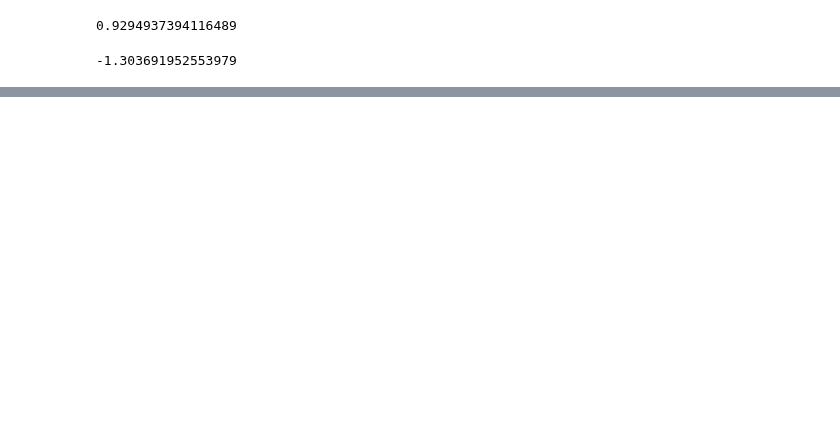
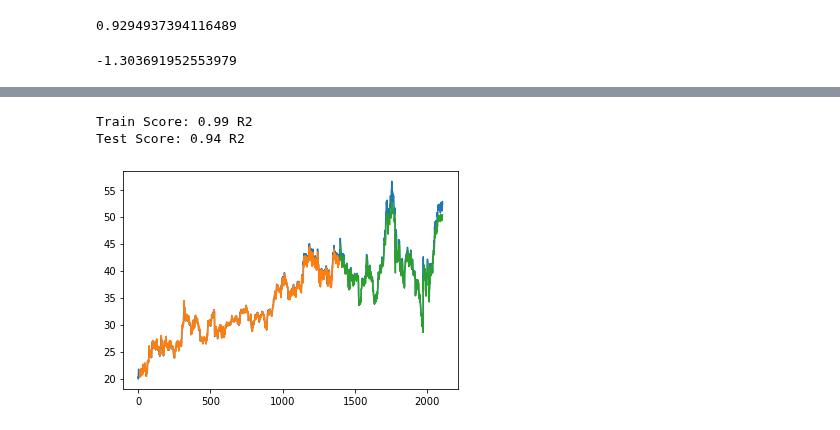
Before and after one commit to jeremylee73/differential-capital, a Jupyter notebook: Anjali.ipynb, the cells around one changed output, grey strips where cells are left out. Cells and saved outputs as stored; diff of their text form; code cells hidden in the pictures; blank space fills up the shorter version.

```diff
--- a/Anjali.ipynb
+++ b/Anjali.ipynb
@@ -506,0 +574,2 @@ sklearn.metrics.r2_score(pr_test_eval.dropna()['y'], pr_test_eval.dropna()['yhat
+# %%
+model.fit_generator(generator=train_generator, verbose=2, epochs=50, validation_data=validation_generator)
@@ -506,0 +595,37 @@ sklearn.metrics.r2_score(pr_test_eval.dropna()['y'], pr_test_eval.dropna()['yhat
+# %%
+#Predict
+trainPredict = model.predict(train_generator)
+testPredict = model.predict(validation_generator)
+
+trainPredict = scaler.inverse_transform(trainPredict)
+trainY_inverse = scaler.inverse_transform(train_l)
+testPredict = scaler.inverse_transform(testPredict)
+testY_inverse = scaler.inverse_transform(test_l)
+# %%
+trainPredictPlot = np.empty_like(dataset)
+trainPredictPlot[:, :] = np.nan
+trainPredictPlot[length:len(trainPredict)+length, :] = trainPredict
+# %%
+# shift test predictions for plotting
+testPredictPlot = np.empty_like(dataset)
+testPredictPlot[:, :] = np.nan
+#testPredictPlot[len(trainPredict)+(seq_size*2)-1:len(dataset)-1, :] = testPredict
+testPredictPlot[len(train_l)+(length)-1:len(dataset)-1, :] = testPredict
+# %%
+# calculate R2
+trainScore = sklearn.metrics.r2_score(trainY_inverse[length:], trainPredict[:,0])
+print('Train Score: %.2f R2' % (trainScore))
+
+testScore = sklearn.metrics.r2_score(testY_inverse[length:], testPredict[:,0])
+print('Test Score: %.2f R2' % (testScore))
+# %% [output]
+Train Score: 0.99 R2
+Test Score: 0.94 R2
+# %%
+# plot baseline and predictions
+plt.plot(scaler.inverse_transform(dataset))
+plt.plot(trainPredictPlot)
+plt.plot(testPredictPlot)
+plt.show()
+# %% [output]
+[figure, added]
```
Also changed, not shown: parts of 30 cells of this notebook, 1 other file.
